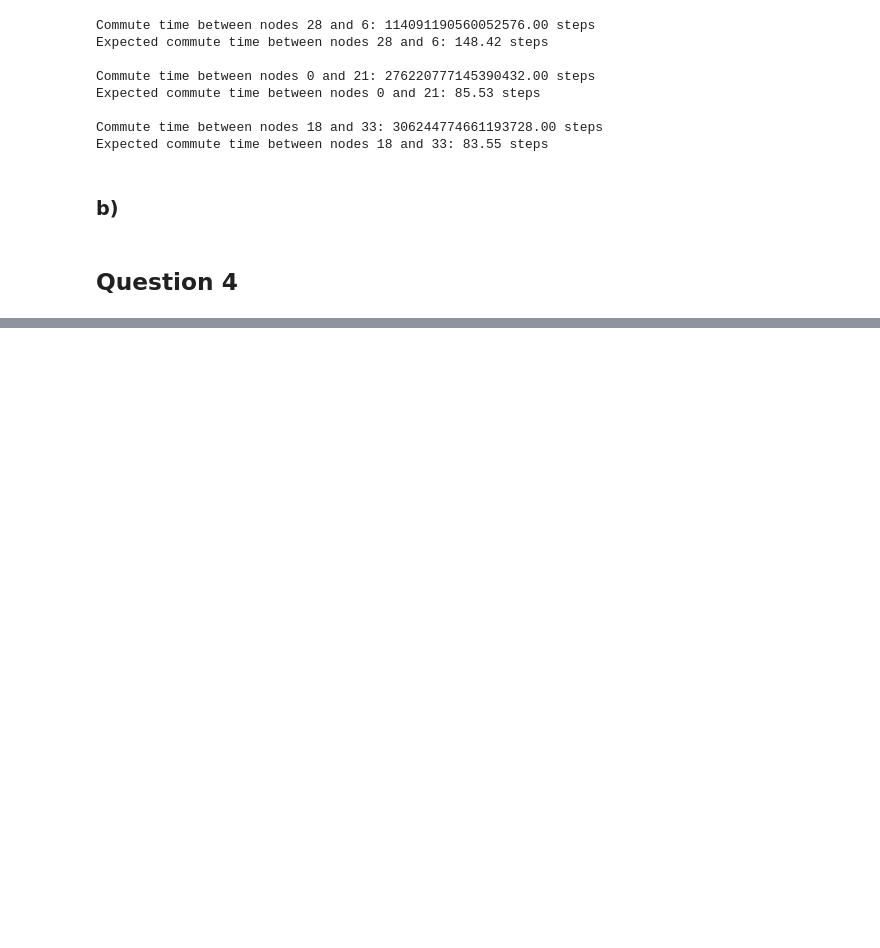
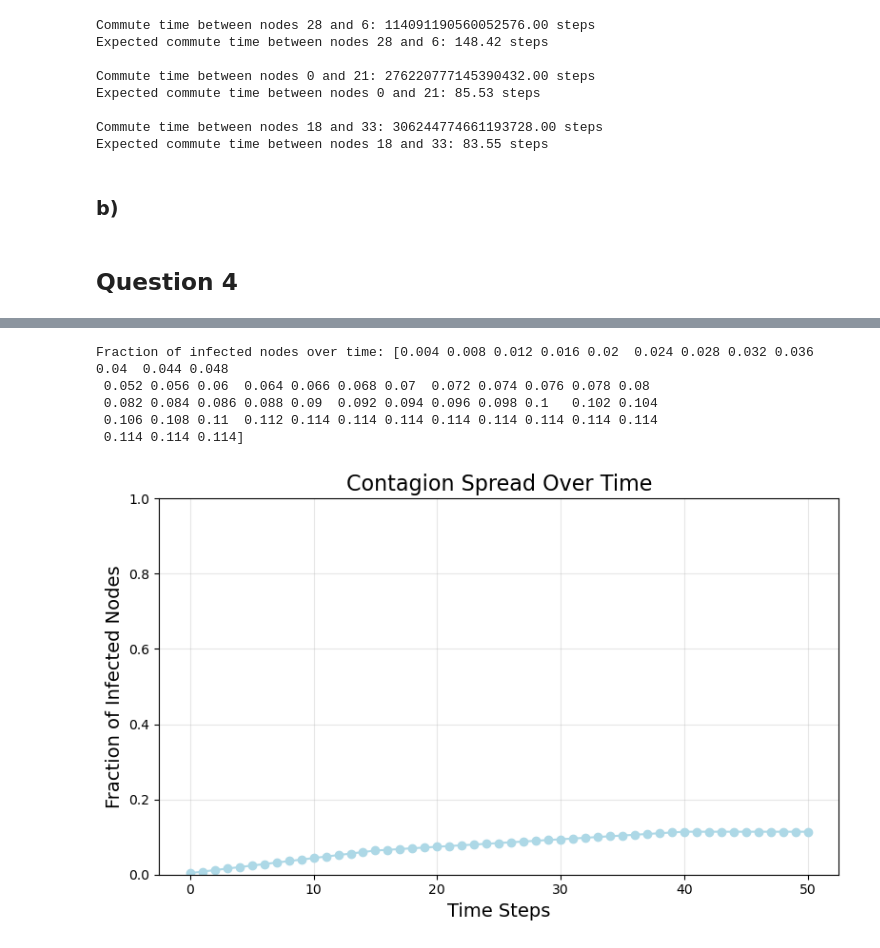
Before and after one commit to sepehrilami/phys7332_fa25, a Jupyter notebook: assignments/assignment03.ipynb, the cells around one changed output, grey strips where cells are left out. Saved outputs shown, nothing was run; the diff lists cells and outputs as text; code cells hidden in the pictures; blank space fills up the shorter version.

```diff
--- a/assignments/assignment03.ipynb
+++ b/assignments/assignment03.ipynb
@@ -647,0 +824,61 @@ Expected commute time between nodes 18 and 33: 83.55 steps
+# %%
+def simulate_contagion_spread_inactive(G, initial_infected, steps):
+    """
+    Simulate contagion spreading on graph G starting from initial_infected nodes
+    for a given number of steps.
+
+    Returns:
+        fractions: np.array of length (steps+1),
+                   fraction of infected nodes at each time step.
+    """
+    n_nodes = G.number_of_nodes()
+    infected = set(initial_infected)
+    newly_infected = set(initial_infected)
+
+    # Record initial state (t = 0)
+    fractions = [len(infected) / n_nodes]
+
+    for step in range(steps):
+        next_newly_infected = set()
+        for node in newly_infected:
+            neighbors = list(G.neighbors(node))
+            if neighbors:
+                chosen_neighbor = np.random.choice(neighbors)
+                if chosen_neighbor not in infected:
+                    next_newly_infected.add(chosen_neighbor)
+        infected.update(next_newly_infected)
+        newly_infected = next_newly_infected
+
+        fractions.append(len(infected) / n_nodes)
+
+        # Optional early stopping if fully infected
+        if len(infected) == n_nodes:
+            print(f"All nodes infected by step {step+1}. Stopping early.")
+            # Pad with final value up to steps+1 length
+            fractions.extend([1.0] * (steps - step))
+            break
+
+    return np.array(fractions[:steps+1])
+
+G = nx.erdos_renyi_graph(500, 0.05)
+initial_infected = [0, 1]
+steps = 50
+fractions = simulate_contagion_spread_inactive(G, initial_infected, steps)
+print("Fraction of infected nodes over time:", fractions)
+
+plt.figure(figsize=(8, 5))
+plt.plot(range(steps + 1), fractions, marker='o', color='lightblue')
+plt.title('Contagion Spread Over Time', fontsize=16)
+plt.xlabel('Time Steps', fontsize=14)
+plt.ylabel('Fraction of Infected Nodes', fontsize=14)
+plt.grid(True, alpha=0.3)
+plt.ylim(0, 1)
+plt.tight_layout()
+plt.show()
+# %% [output]
+Fraction of infected nodes over time: [0.004 0.008 0.012 0.016 0.02  0.024 0.028 0.032 0.036 0.04  0.044 0.048
+ 0.052 0.056 0.06  0.064 0.066 0.068 0.07  0.072 0.074 0.076 0.078 0.08
+ 0.082 0.084 0.086 0.088 0.09  0.092 0.094 0.096 0.098 0.1   0.102 0.104
+ 0.106 0.108 0.11  0.112 0.114 0.114 0.114 0.114 0.114 0.114 0.114 0.114
+ 0.114 0.114 0.114]
+[figure, added]
```
Also changed, not shown: parts of 8 cells of this notebook.
